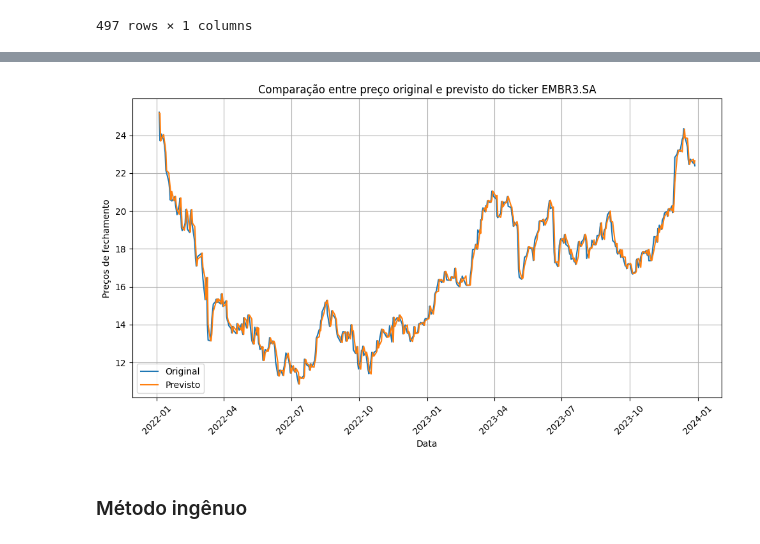
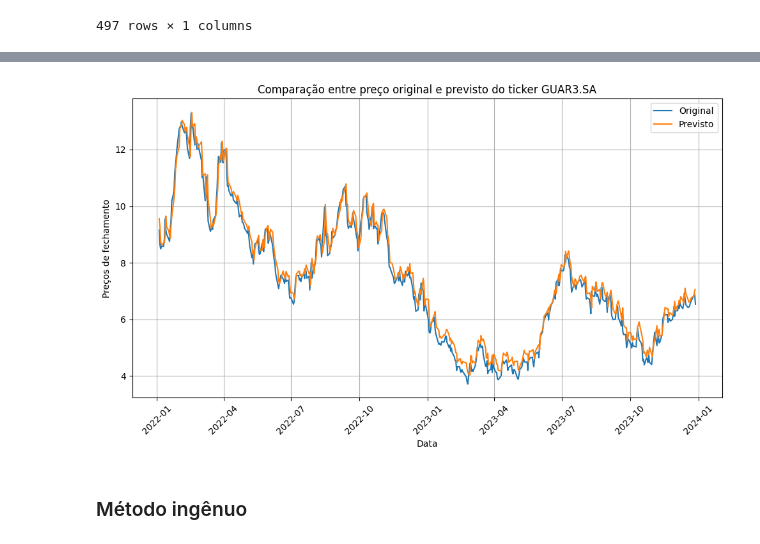
Before and after one commit to KayoRBC/TCC, a Jupyter notebook: notebook.ipynb, the cells around one changed output, grey strips where cells are left out. Drawn from its saved outputs; the diff is of its cells as text; code cells hidden in the pictures.

```diff
--- a/notebook.ipynb
+++ b/notebook.ipynb
@@ -585,12 +609,12 @@ Progresso: 2 - EMBR3.SA
 # %%
-ticker_name = "EMBR3.SA"
+ticker_name = "GUAR3.SA"
 plot_predictions(
     test=dict_test_history[ticker_name]["Close"],
     pred=dict_lstm_pred_results[ticker_name]["Predictions"],
     title=f"Comparação entre preço original e previsto do ticker {ticker_name}"
 )
 # %% [output]
-[figure, old version]
+[figure, new version]
 # %% [markdown]
 ### Método ingênuo
 # %%
```
Also changed, not shown: parts of 7 cells of this notebook.
